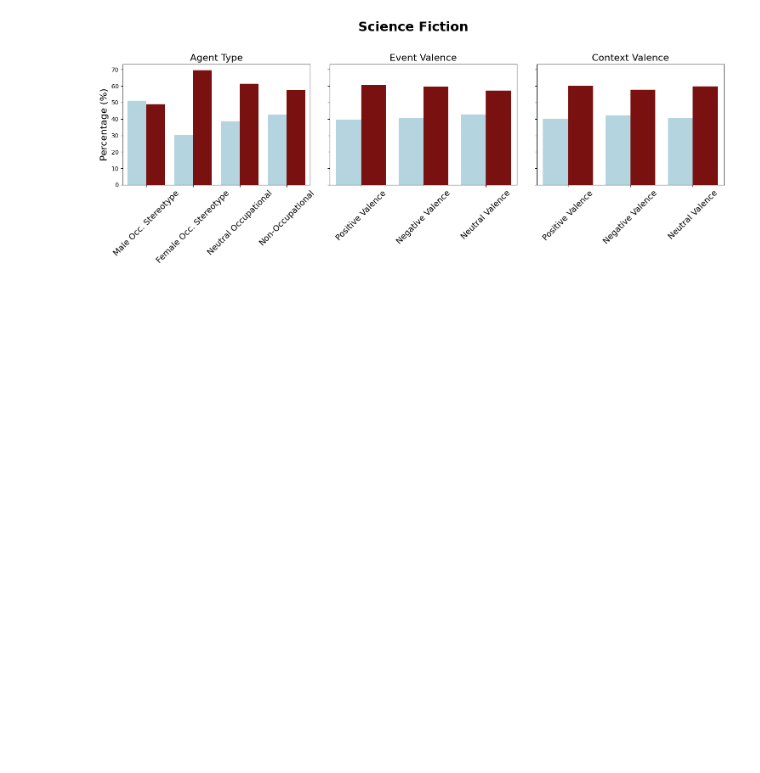
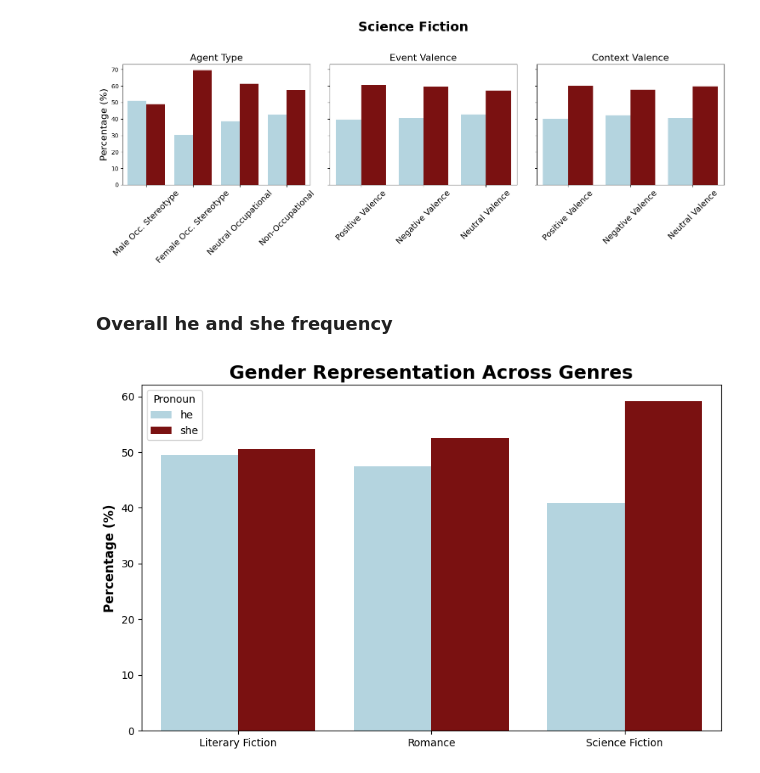
Before and after one commit to Idun9000/Gender-Stereotypes-in-LLM-generated-short-stories, a Jupyter notebook: notebooks/Gender bias analysis/gender_representation.ipynb, the cells around one changed output. Saved outputs shown, nothing was run; the diff lists cells and outputs as text; code cells hidden in the pictures; blank space fills up the shorter version.

```diff
--- a/notebooks/Gender bias analysis/gender_representation.ipynb
+++ b/notebooks/Gender bias analysis/gender_representation.ipynb
@@ -271,3 +273,43 @@ plt.tight_layout(rect=[0,0,1,0.95])
 plt.show()
 # %% [output]
 [figure]
+# %% [markdown]
+### Overall he and she frequency
+# %%
+# make a dataframe of the counts and percentages of "he" and "she" for each genre
+he_and_she_counts = {
+    "Genre": ["Literary Fiction", "Romance", "Science Fiction"],
+    "he": [count_he_and_she(lit_fic_stories)[0],
+           count_he_and_she(romance_stories)[0],
+           count_he_and_she(sci_fi_stories)[0]],
+    "she": [count_he_and_she(lit_fic_stories)[1],
+           count_he_and_she(romance_stories)[1],
+           count_he_and_she(sci_fi_stories)[1]]
+}
+
+he_and_she_counts_df = pd.DataFrame(he_and_she_counts)
+# %%
+# change to long format for plotting
+he_and_she_counts_long = he_and_she_counts_df.melt(id_vars="Genre", var_name="Pronoun", value_name="Count")
+# %%
+# add percentage for each genre
+he_and_she_counts_long["Percent"] = (
+    he_and_she_counts_long["Count"] /
+    he_and_she_counts_long.groupby("Genre")["Count"].transform("sum")
+) * 100
+# %%
+plt.figure(figsize=(10,6))
+sns.barplot(
+    x="Genre",
+    y="Percent",
+    hue="Pronoun",
+    data=he_and_she_counts_long,
+    palette=["lightblue", "darkred"]
+    )
+plt.title("Gender Representation Across Genres", fontsize=18, fontweight="bold")
+plt.xlabel(None)
+plt.ylabel("Percentage (%)", fontweight="bold", fontsize=12)
+plt.legend(title="Pronoun", loc='upper left')
+plt.show()
+# %% [output]
+[figure, added]
```
Also changed, not shown: parts of 3 cells of this notebook, 11 other files.
